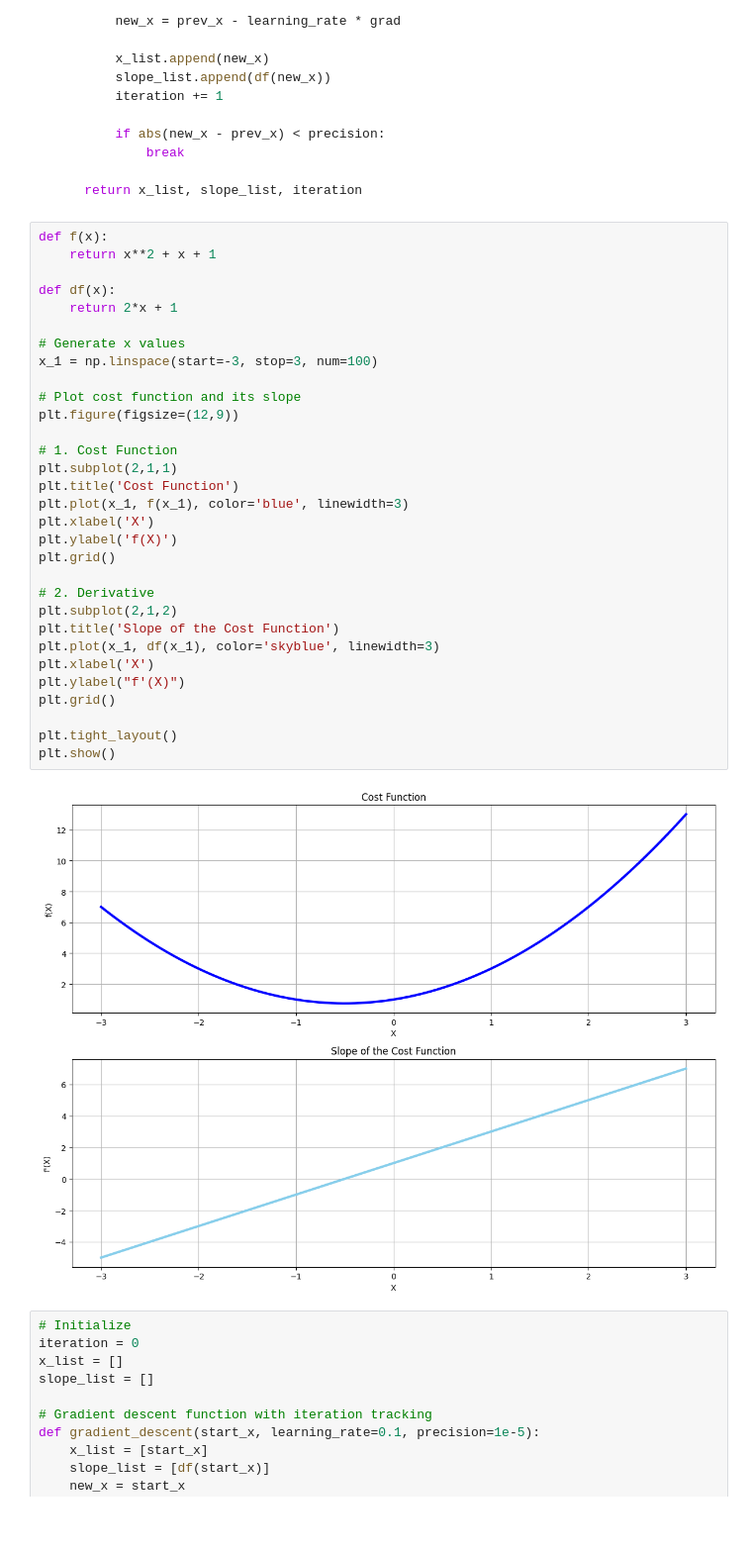
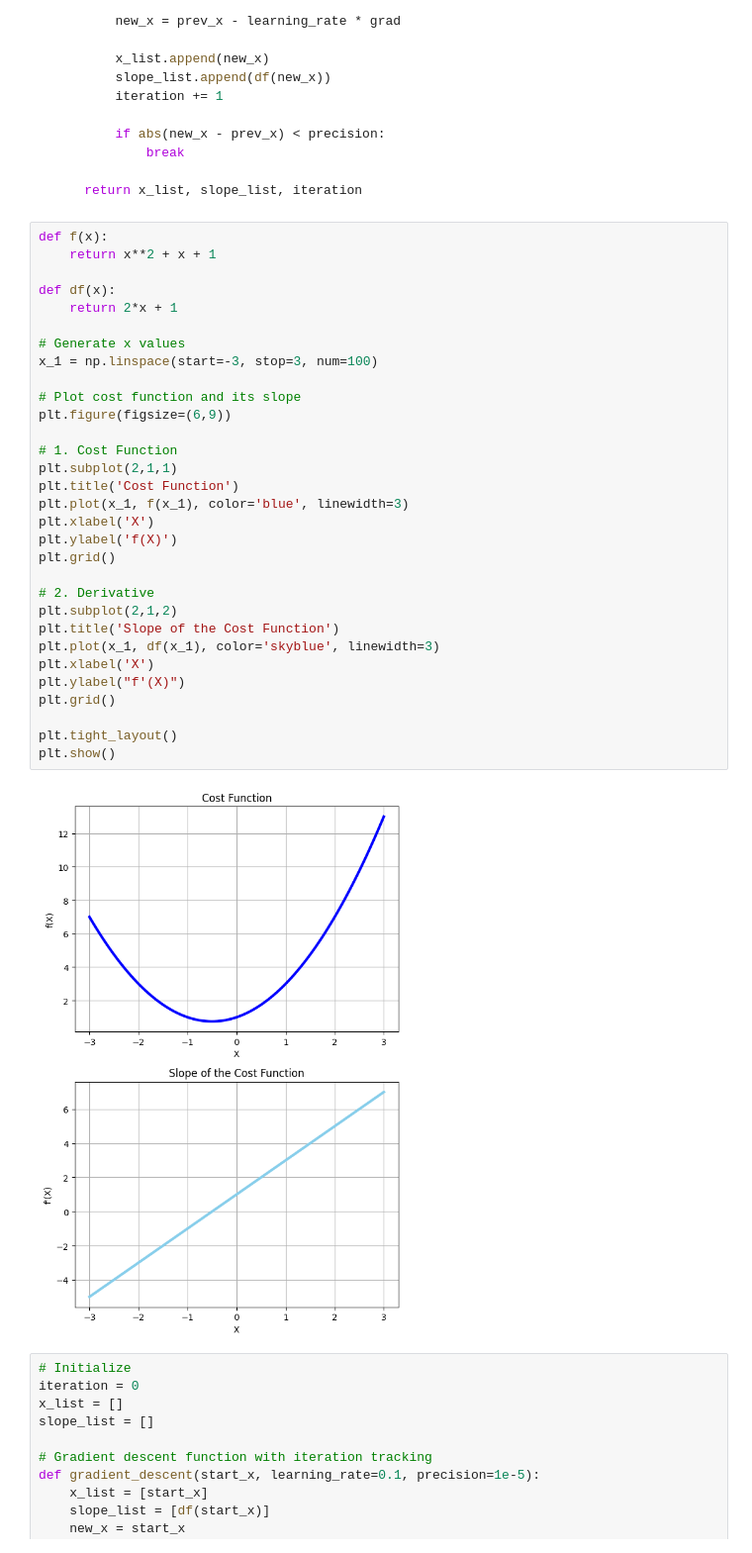
Before and after one commit to alextianyf/Gradient-Descent-Insights-into-Behavior-and-Optimization-Challenges, a Jupyter notebook: discussion.ipynb, the cells around one changed output. Shown at 99% size. Drawn from its saved outputs; the diff is of its cells as text; blank space fills up the shorter version.

```diff
--- a/discussion.ipynb
+++ b/discussion.ipynb
@@ -133,35 +133,35 @@ def gradient_descent(start_x, learning_rate=0.1, precision=1e-5):
 def f(x):
     return x**2 + x + 1
 
 def df(x):
     return 2*x + 1
 
 # Generate x values
 x_1 = np.linspace(start=-3, stop=3, num=100)
 
 # Plot cost function and its slope
-plt.figure(figsize=(12,9))
+plt.figure(figsize=(6,9))
 
 # 1. Cost Function
 plt.subplot(2,1,1)
 plt.title('Cost Function')
 plt.plot(x_1, f(x_1), color='blue', linewidth=3)
 plt.xlabel('X')
 plt.ylabel('f(X)')
 plt.grid()
 
 # 2. Derivative
 plt.subplot(2,1,2)
 plt.title('Slope of the Cost Function')
 plt.plot(x_1, df(x_1), color='skyblue', linewidth=3)
 plt.xlabel('X')
 plt.ylabel("f'(X)")
 plt.grid()
 
 plt.tight_layout()
 plt.show()
 # %% [output]
-[figure, old version]
+[figure, new version]
 # %%
 # Initialize
 iteration = 0
```
Also changed, not shown: parts of 19 cells of this notebook.
